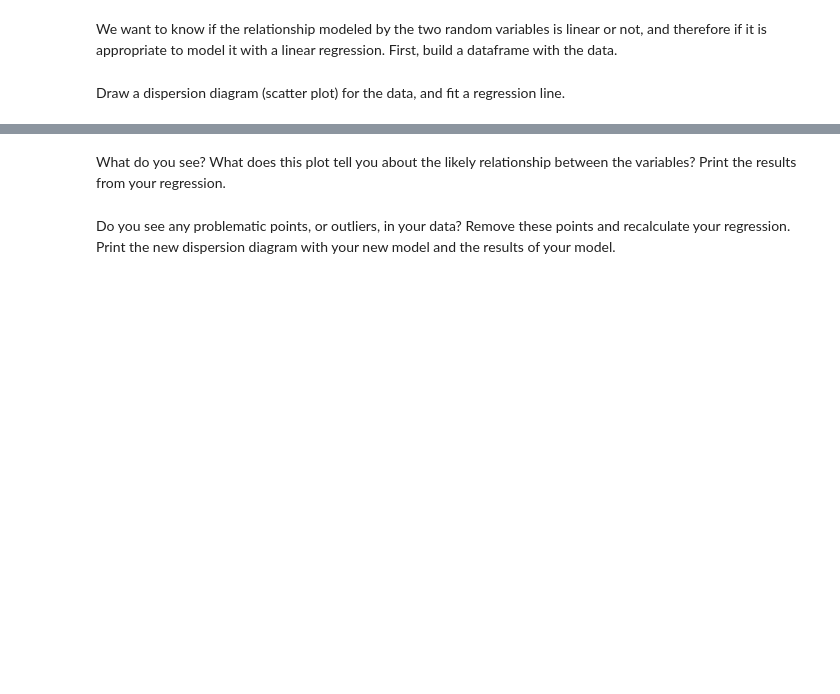
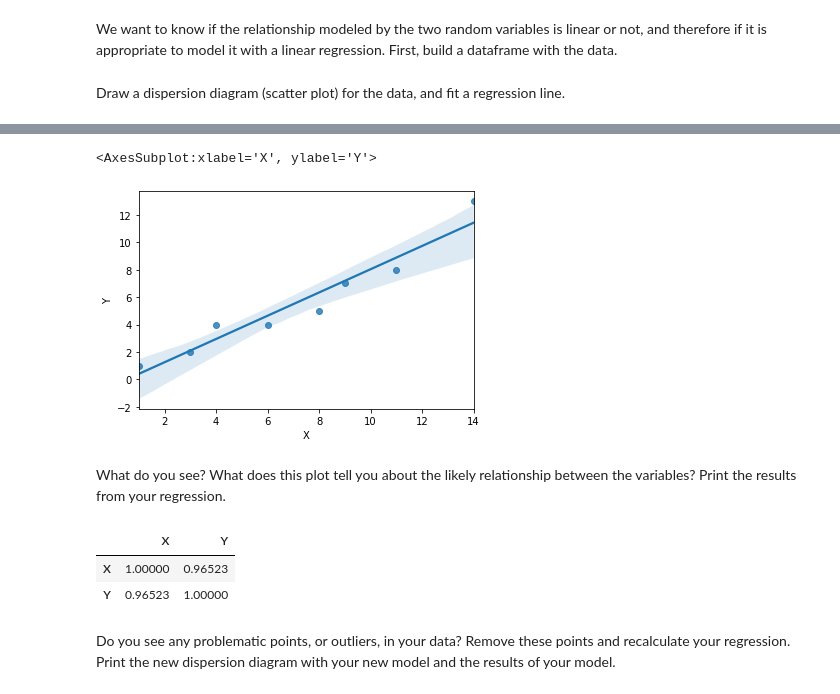
Before and after one commit to Ironhack-Data-Madrid-Enero-2021/lab-regression-analysis, a Jupyter notebook: your-code.ipynb, the cells around one changed output, grey strips where cells are left out. Saved outputs shown, nothing was run; the diff lists cells and outputs as text; code cells hidden in the pictures; blank space fills up the shorter version.

```diff
--- a/your-code.ipynb
+++ b/your-code.ipynb
@@ -194,7 +193,19 @@ Draw a dispersion diagram (scatter plot) for the data, and fit a regression line
+# %%
+sns.regplot(data.X, data.Y, scatter = True)
+# %% [output]
+<AxesSubplot:xlabel='X', ylabel='Y'>
+[figure, added]
 # %% [markdown]
 What do you see? What does this plot tell you about the likely relationship between the variables? Print the results from your regression.
 # %%
+
 # Your response here.
+corr = (data[["X", "Y"]].corr(method = 'pearson'))
+corr
+# %% [output]
+|  | X | Y |
+| X | 1.00000 | 0.96523 |
+| Y | 0.96523 | 1.00000 |
 # %% [markdown]
 Do you see any problematic points, or outliers, in your data? Remove these points and recalculate your regression. Print the new dispersion diagram with your new model and the results of your model.
 # %%
```
Also changed, not shown: parts of 10 cells of this notebook.
